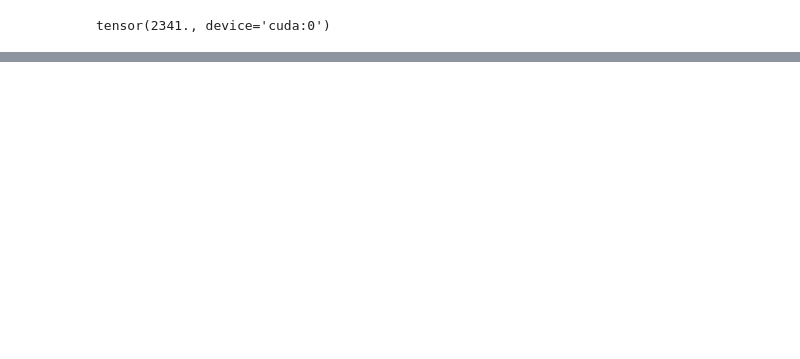
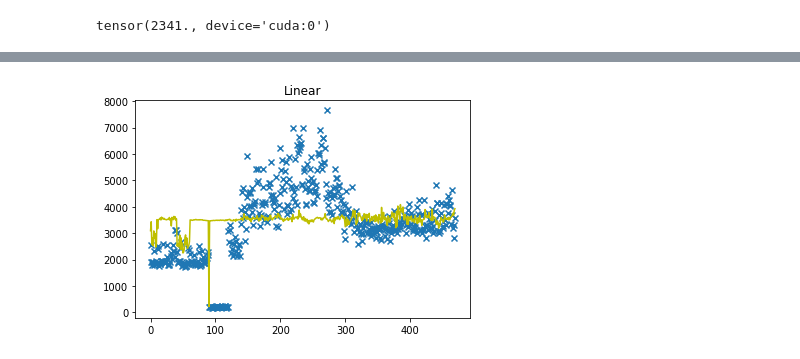
Before and after one commit to jefffang19/CiDSA, a Jupyter notebook: hw1/data_parse.ipynb, the cells around one changed output, grey strips where cells are left out. Saved outputs shown, nothing was run; the diff lists cells and outputs as text; code cells hidden in the pictures; blank space fills up the shorter version.

```diff
--- a/hw1/data_parse.ipynb
+++ b/hw1/data_parse.ipynb
@@ -486,0 +486,8 @@ plt.plot(x, pred_collect, 'y')
+# %%
+x = np.arange( np.array(train_data['備轉容量(MW)'])[:len(dataset)].shape[0])
+plt.scatter(x, np.array(train_data['備轉容量(MW)'])[:len(dataset)], marker='x')
+plt.plot(x, pred_collect, 'y')
+plt.title('Linear')
+plt.show()
+# %% [output]
+[figure, added]
```
Also changed, not shown: parts of 17 cells of this notebook.
